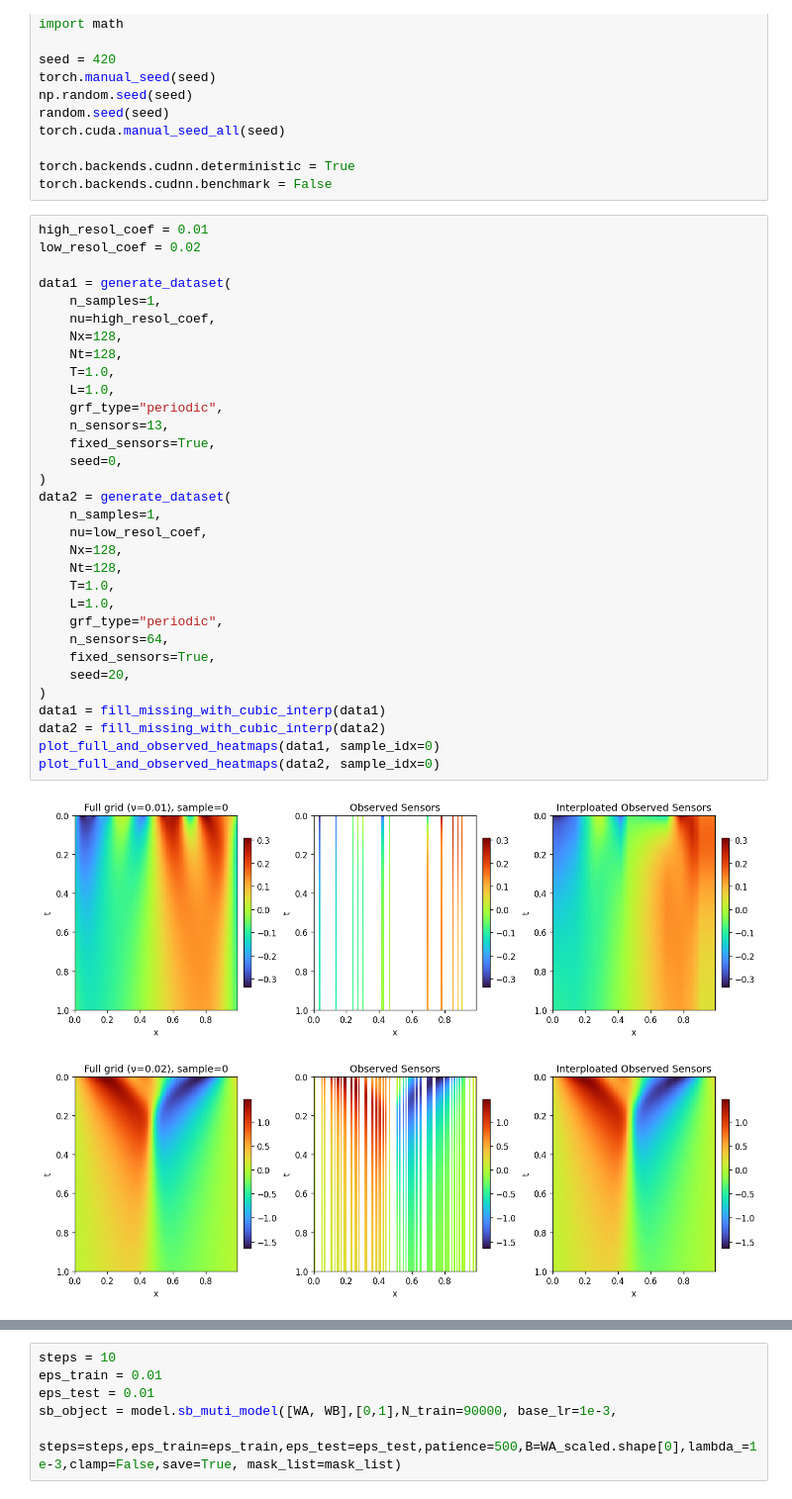
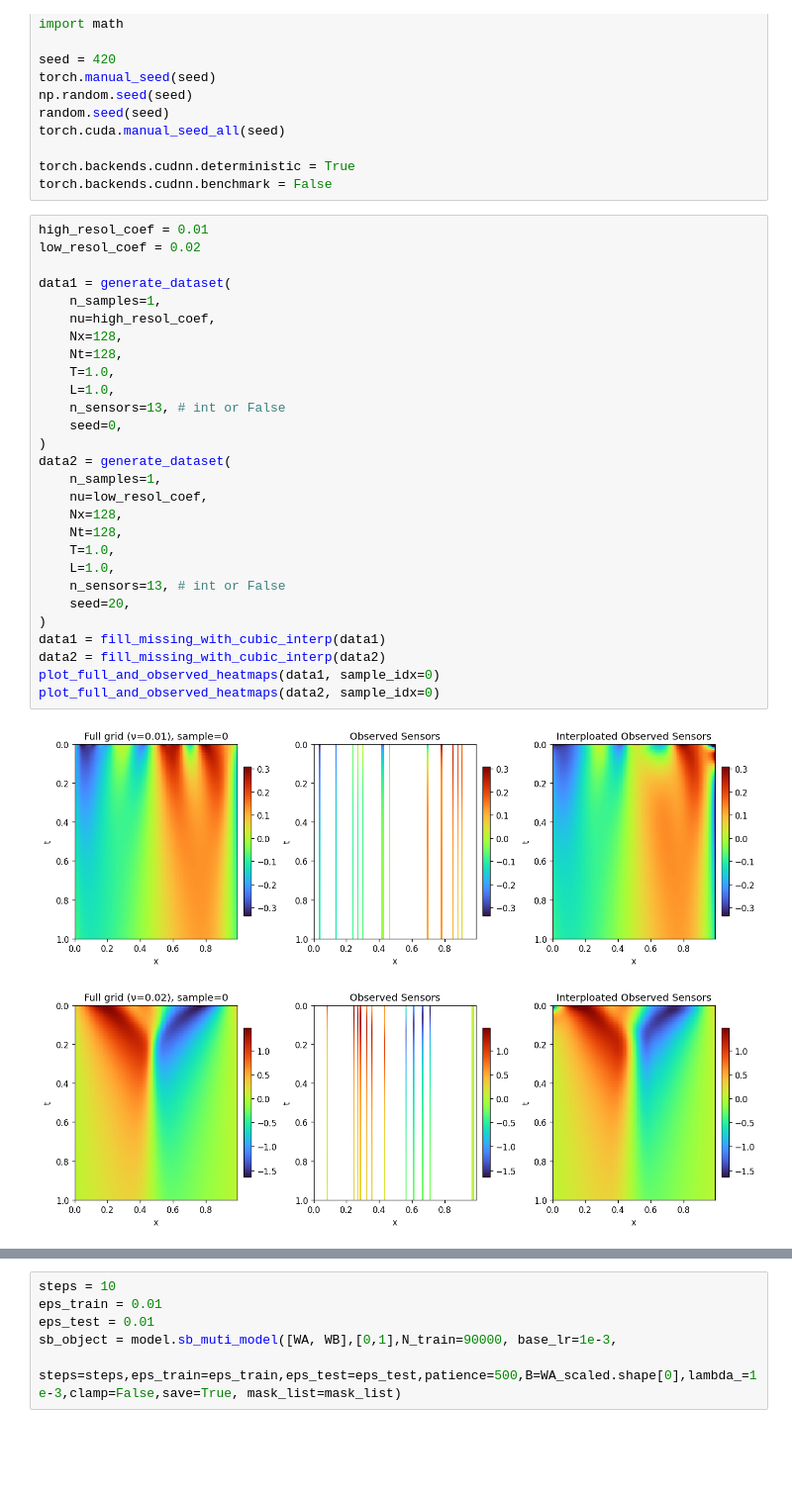
Before and after one commit to DohyunBu/PICSB, a Jupyter notebook: train.ipynb, the cells around one changed output, grey strips where cells are left out. Shown at 99% size. Cells and saved outputs as stored; diff of their text form; blank space fills up the shorter version.

```diff
--- a/train.ipynb
+++ b/train.ipynb
@@ -25,38 +25,34 @@ torch.backends.cudnn.benchmark = False
 # %%
 high_resol_coef = 0.01
 low_resol_coef = 0.02
 
 data1 = generate_dataset(
     n_samples=1,
     nu=high_resol_coef,
     Nx=128,
     Nt=128,
     T=1.0,
     L=1.0,
-    grf_type="periodic",
-    n_sensors=13,
-    fixed_sensors=True,
+    n_sensors=13, # int or False
     seed=0,
 )
 data2 = generate_dataset(
     n_samples=1,
     nu=low_resol_coef,
     Nx=128,
     Nt=128,
     T=1.0,
     L=1.0,
-    grf_type="periodic",
-    n_sensors=64,
-    fixed_sensors=True,
+    n_sensors=13, # int or False
     seed=20,
 )
 data1 = fill_missing_with_cubic_interp(data1)
 data2 = fill_missing_with_cubic_interp(data2)
 plot_full_and_observed_heatmaps(data1, sample_idx=0)
 plot_full_and_observed_heatmaps(data2, sample_idx=0)
 # %% [output]
-[figure, old version]
+[figure, new version]
-[figure, old version]
+[figure, new version]
 # %%
 WA, WB, starts = make_paired_time_window_dataset(
     data1, # full grid 줄 친구
```
Also changed, not shown: parts of 5 cells of this notebook, 3 other files.
